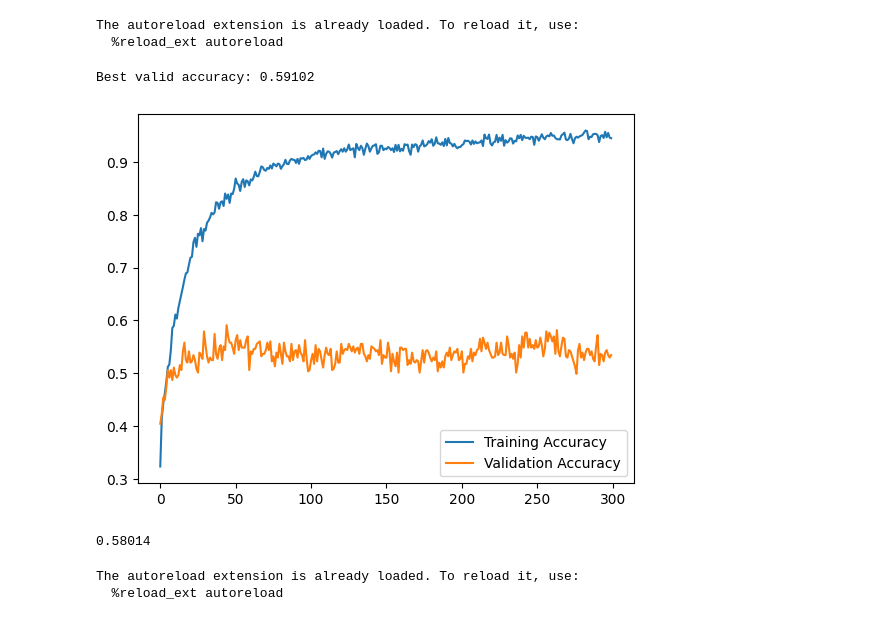
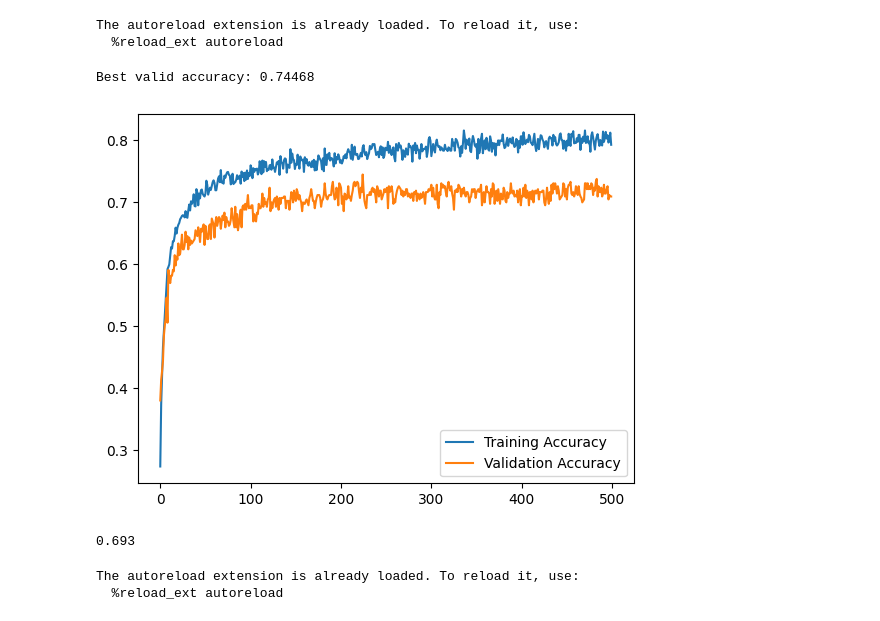
Before and after one commit to TurnerKaminski/ECE147-Final-Project, a Jupyter notebook: architectures.ipynb, the cells around one changed output. Cells and saved outputs as stored; diff of their text form; code cells hidden in the pictures.

```diff
--- a/architectures.ipynb
+++ b/architectures.ipynb
@@ -51,26 +51,26 @@ test_dataloader = DataLoader(dataset, batch_size=256, shuffle=False)
 The autoreload extension is already loaded. To reload it, use:
   %reload_ext autoreload
 # %%
-num_epochs=300
+num_epochs=500
 test_accs = []
 
 for i in range(1):
-    cnn = TonmoyNet().to(device)
+    cnn = CNN().to(device)
     valid_acc, trains, valids = fit(cnn, X_train_valid, y_train_valid, device, epochs=num_epochs)
     plt.figure()
     plt.plot(range(num_epochs), trains)
     plt.plot(range(num_epochs), valids)
     plt.legend(['Training Accuracy', 'Validation Accuracy'])
     plt.show()
     test_acc, _ = evaluate(cnn, test_dataloader, device)
     test_accs.append(test_acc)
 
 #print(test_accs)
 print(np.mean(test_accs))
 # %% [output]
-Best valid accuracy: 0.59102
+Best valid accuracy: 0.74468
-[figure, old version]
+[figure, new version]
-0.58014
+0.693
 # %%
 %load_ext autoreload
 %autoreload 2
```
Also changed, not shown: 2 other files.
